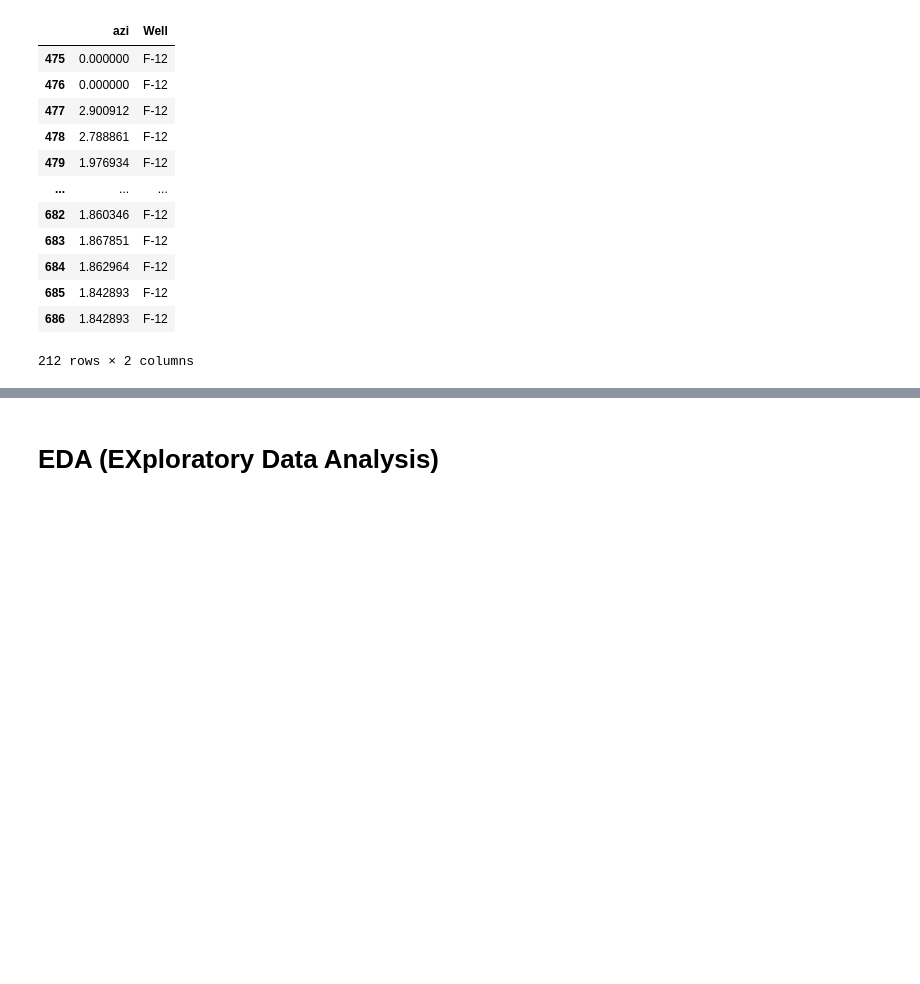
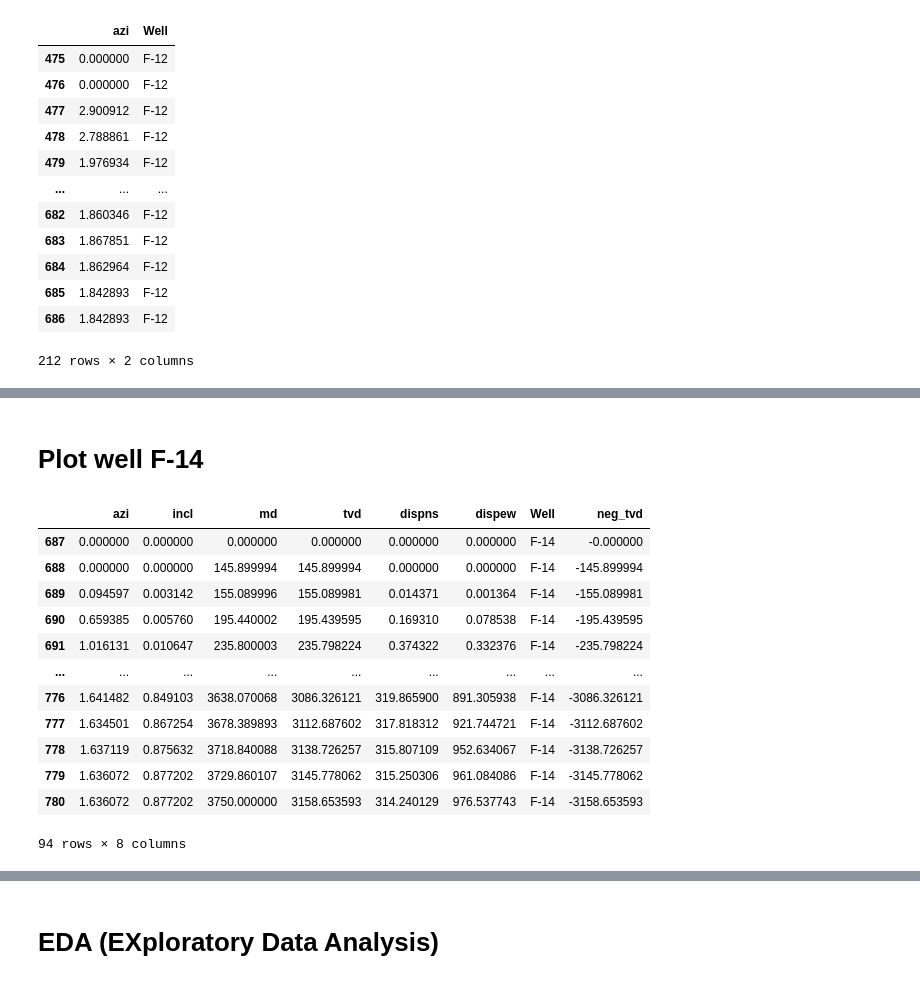
Before and after one commit to FreddyEcu-Ch/Drilling-Engineering, a Jupyter notebook: DT-EDA.ipynb, the cells around one changed output, grey strips where cells are left out. Cells and saved outputs as stored; diff of their text form; code cells hidden in the pictures; blank space fills up the shorter version.

```diff
--- a/DT-EDA.ipynb
+++ b/DT-EDA.ipynb
@@ -161,0 +168,18 @@ fig.show()
+# %% [markdown]
+# Plot well F-14
+# %%
+df_all_wells[df_all_wells['Well']=='F-14']
+# %% [output]
+|  | azi | incl | md | tvd | dispns | dispew | Well | neg_tvd |
+| 687 | 0.000000 | 0.000000 | 0.000000 | 0.000000 | 0.000000 | 0.000000 | F-14 | -0.000000 |
+| 688 | 0.000000 | 0.000000 | 145.899994 | 145.899994 | 0.000000 | 0.000000 | F-14 | -145.899994 |
+| 689 | 0.094597 | 0.003142 | 155.089996 | 155.089981 | 0.014371 | 0.001364 | F-14 | -155.089981 |
+| 690 | 0.659385 | 0.005760 | 195.440002 | 195.439595 | 0.169310 | 0.078538 | F-14 | -195.439595 |
+| 691 | 1.016131 | 0.010647 | 235.800003 | 235.798224 | 0.374322 | 0.332376 | F-14 | -235.798224 |
+| ... | ... | ... | ... | ... | ... | ... | ... | ... |
+| 776 | 1.641482 | 0.849103 | 3638.070068 | 3086.326121 | 319.865900 | 891.305938 | F-14 | -3086.326121 |
+| 777 | 1.634501 | 0.867254 | 3678.389893 | 3112.687602 | 317.818312 | 921.744721 | F-14 | -3112.687602 |
+| 778 | 1.637119 | 0.875632 | 3718.840088 | 3138.726257 | 315.807109 | 952.634067 | F-14 | -3138.726257 |
+| 779 | 1.636072 | 0.877202 | 3729.860107 | 3145.778062 | 315.250306 | 961.084086 | F-14 | -3145.778062 |
+| 780 | 1.636072 | 0.877202 | 3750.000000 | 3158.653593 | 314.240129 | 976.537743 | F-14 | -3158.653593 |
+94 rows × 8 columns
```
Also changed, not shown: parts of 8 cells of this notebook, 9 other files.
